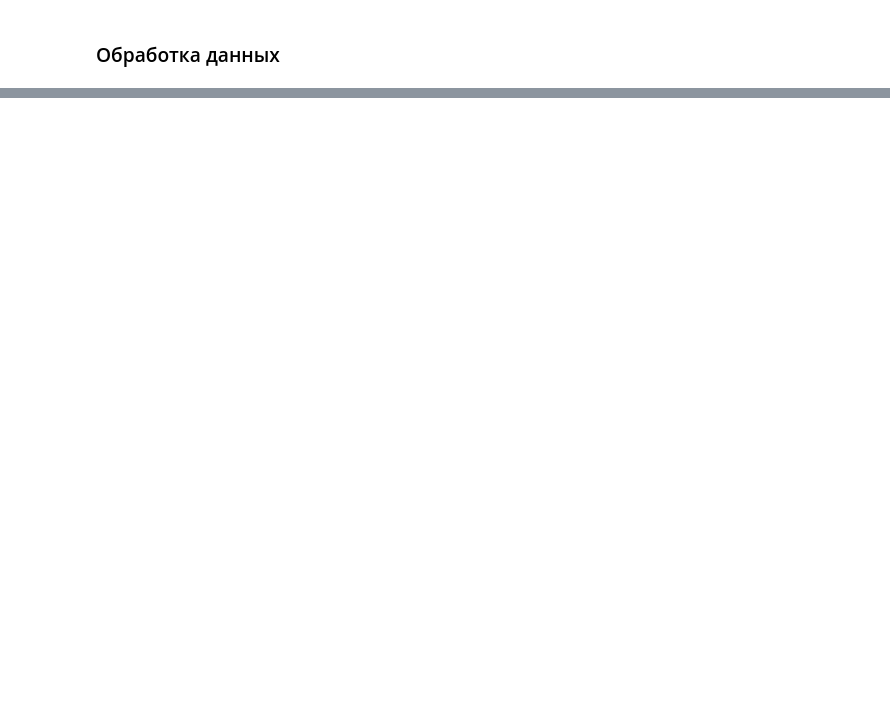
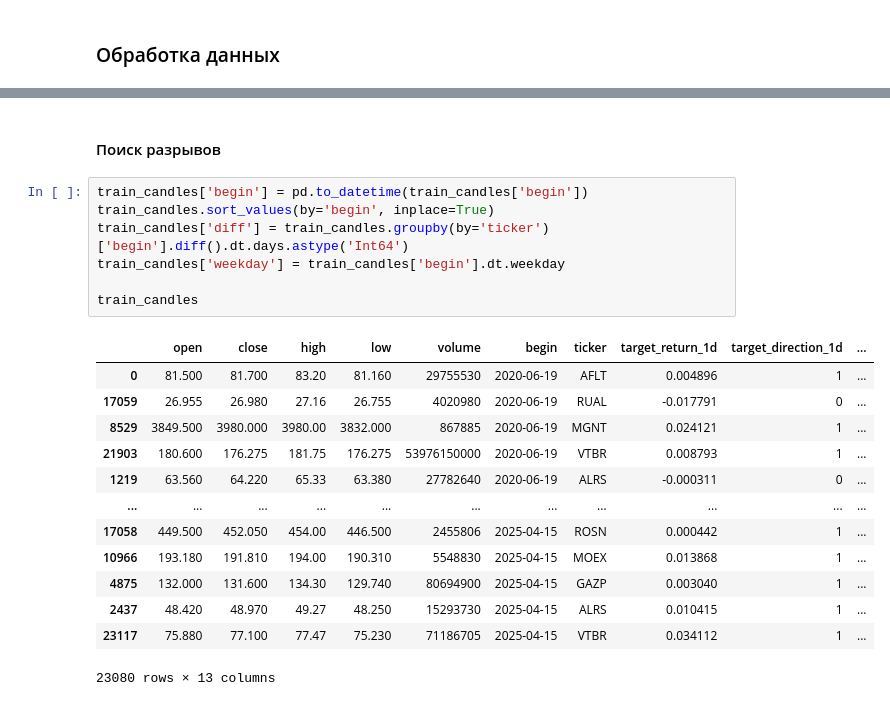
Before and after one commit to zahardimidov/finam-x-hse-trade-ai-hack-forecast, a Jupyter notebook: zahar.ipynb, the cells around one changed output, grey strips where cells are left out. Drawn from its saved outputs; the diff is of its cells as text; blank space fills up the shorter version.

```diff
--- a/zahar.ipynb
+++ b/zahar.ipynb
@@ -12,0 +39,23 @@ df.head()
+# %% [markdown]
+#### Поиск разрывов
+# %%
+train_candles['begin'] = pd.to_datetime(train_candles['begin'])
+train_candles.sort_values(by='begin', inplace=True)
+train_candles['diff'] = train_candles.groupby(by='ticker')['begin'].diff().dt.days.astype('Int64')
+train_candles['weekday'] = train_candles['begin'].dt.weekday
+
+train_candles
+# %% [output]
+|  | open | close | high | low | volume | begin | ticker | target_return_1d | target_direction_1d | ... |
+| 0 | 81.500 | 81.700 | 83.20 | 81.160 | 29755530 | 2020-06-19 | AFLT | 0.004896 | 1 | ... |
+| 17059 | 26.955 | 26.980 | 27.16 | 26.755 | 4020980 | 2020-06-19 | RUAL | -0.017791 | 0 | ... |
+| 8529 | 3849.500 | 3980.000 | 3980.00 | 3832.000 | 867885 | 2020-06-19 | MGNT | 0.024121 | 1 | ... |
+| 21903 | 180.600 | 176.275 | 181.75 | 176.275 | 53976150000 | 2020-06-19 | VTBR | 0.008793 | 1 | ... |
+| 1219 | 63.560 | 64.220 | 65.33 | 63.380 | 27782640 | 2020-06-19 | ALRS | -0.000311 | 0 | ... |
+| ... | ... | ... | ... | ... | ... | ... | ... | ... | ... | ... |
+| 17058 | 449.500 | 452.050 | 454.00 | 446.500 | 2455806 | 2025-04-15 | ROSN | 0.000442 | 1 | ... |
+| 10966 | 193.180 | 191.810 | 194.00 | 190.310 | 5548830 | 2025-04-15 | MOEX | 0.013868 | 1 | ... |
+| 4875 | 132.000 | 131.600 | 134.30 | 129.740 | 80694900 | 2025-04-15 | GAZP | 0.003040 | 1 | ... |
+| 2437 | 48.420 | 48.970 | 49.27 | 48.250 | 15293730 | 2025-04-15 | ALRS | 0.010415 | 1 | ... |
+| 23117 | 75.880 | 77.100 | 77.47 | 75.230 | 71186705 | 2025-04-15 | VTBR | 0.034112 | 1 | ... |
+23080 rows × 13 columns
```
Also changed, not shown: parts of 20 cells of this notebook, 1 other file.
